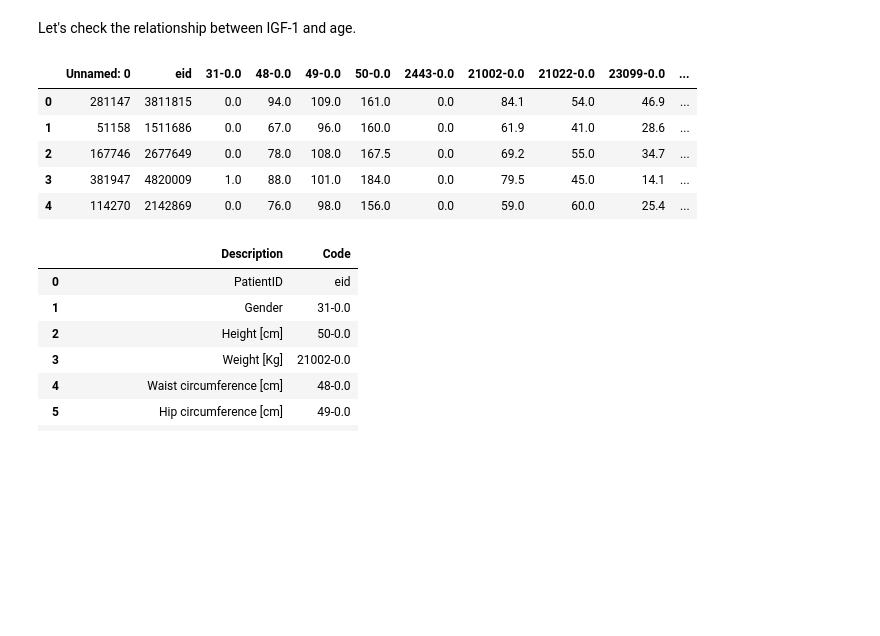
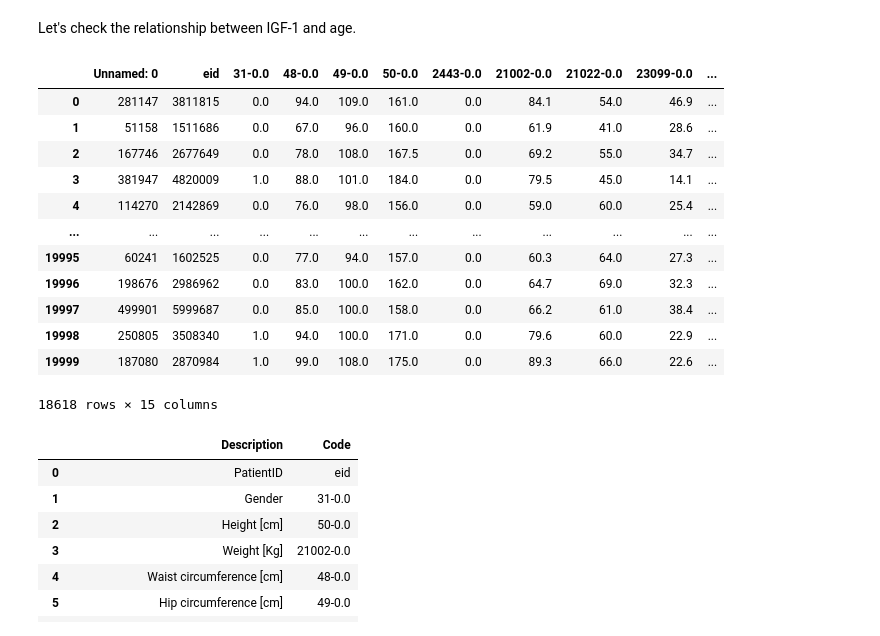
Before and after one commit to JulianOrti/Big-Data-, a Jupyter notebook: Week_06/09_LinearModels_part1.ipynb, the cells around one changed output. Saved outputs shown, nothing was run; the diff lists cells and outputs as text; code cells hidden in the pictures; blank space fills up the shorter version.

```diff
--- a/Week_06/09_LinearModels_part1.ipynb
+++ b/Week_06/09_LinearModels_part1.ipynb
@@ -13,14 +13,21 @@ dictionary = pd.read_csv('https://raw.githubusercontent.com/araldi/HS21---Big-Da
 # %% [markdown]
 Let's check the relationship between IGF-1 and age.
 # %%
-df.head()
+df
 # %% [output]
 |  | Unnamed: 0 | eid | 31-0.0 | 48-0.0 | 49-0.0 | 50-0.0 | 2443-0.0 | 21002-0.0 | 21022-0.0 | 23099-0.0 | ... |
 | 0 | 281147 | 3811815 | 0.0 | 94.0 | 109.0 | 161.0 | 0.0 | 84.1 | 54.0 | 46.9 | ... |
 | 1 | 51158 | 1511686 | 0.0 | 67.0 | 96.0 | 160.0 | 0.0 | 61.9 | 41.0 | 28.6 | ... |
 | 2 | 167746 | 2677649 | 0.0 | 78.0 | 108.0 | 167.5 | 0.0 | 69.2 | 55.0 | 34.7 | ... |
 | 3 | 381947 | 4820009 | 1.0 | 88.0 | 101.0 | 184.0 | 0.0 | 79.5 | 45.0 | 14.1 | ... |
 | 4 | 114270 | 2142869 | 0.0 | 76.0 | 98.0 | 156.0 | 0.0 | 59.0 | 60.0 | 25.4 | ... |
+| ... | ... | ... | ... | ... | ... | ... | ... | ... | ... | ... | ... |
+| 19995 | 60241 | 1602525 | 0.0 | 77.0 | 94.0 | 157.0 | 0.0 | 60.3 | 64.0 | 27.3 | ... |
+| 19996 | 198676 | 2986962 | 0.0 | 83.0 | 100.0 | 162.0 | 0.0 | 64.7 | 69.0 | 32.3 | ... |
+| 19997 | 499901 | 5999687 | 0.0 | 85.0 | 100.0 | 158.0 | 0.0 | 66.2 | 61.0 | 38.4 | ... |
+| 19998 | 250805 | 3508340 | 1.0 | 94.0 | 100.0 | 171.0 | 0.0 | 79.6 | 60.0 | 22.9 | ... |
+| 19999 | 187080 | 2870984 | 1.0 | 99.0 | 108.0 | 175.0 | 0.0 | 89.3 | 66.0 | 22.6 | ... |
+18618 rows × 15 columns
 # %%
 dictionary
 # %% [output]
```
Also changed, not shown: parts of 15 cells of this notebook.
